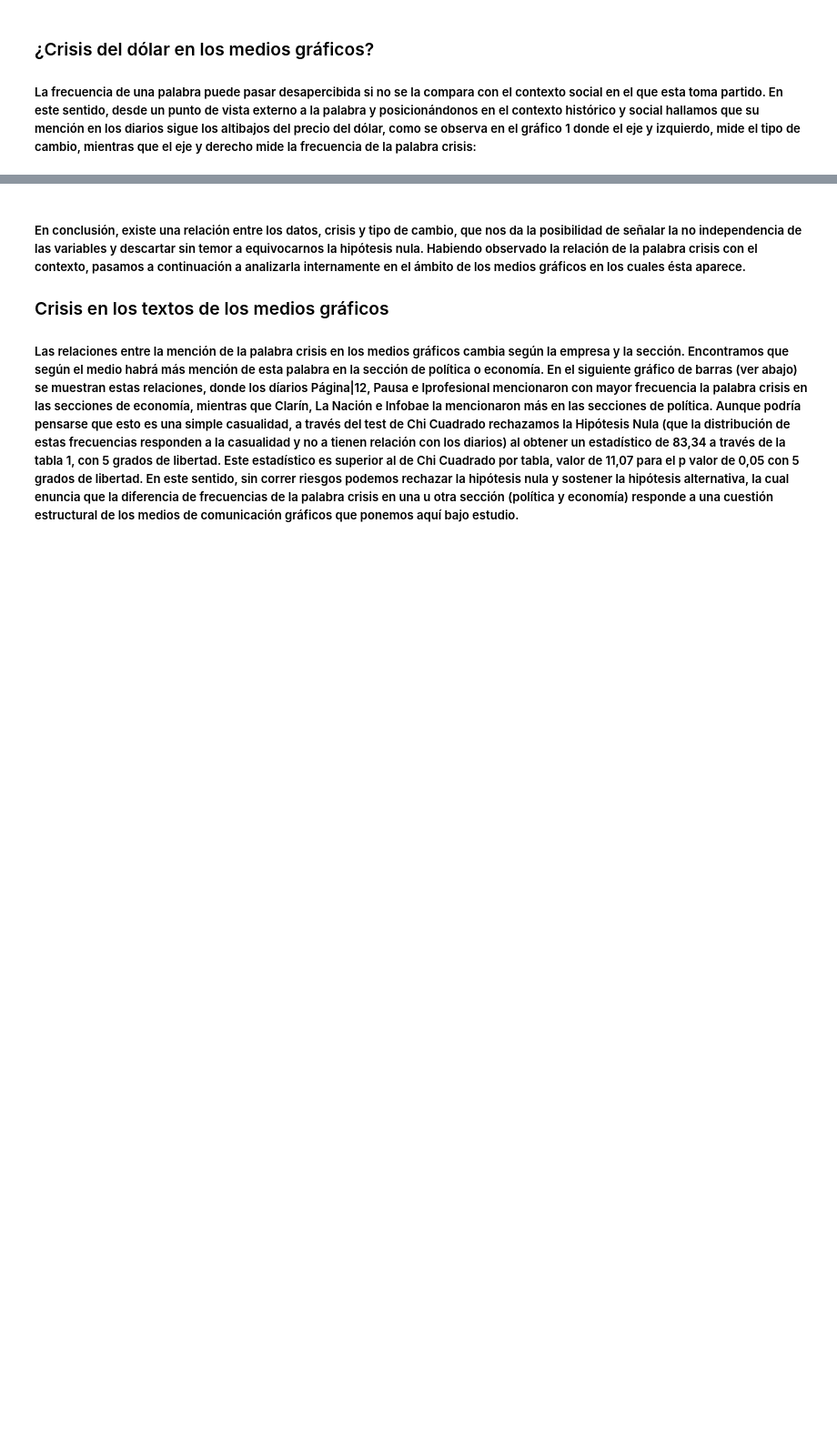
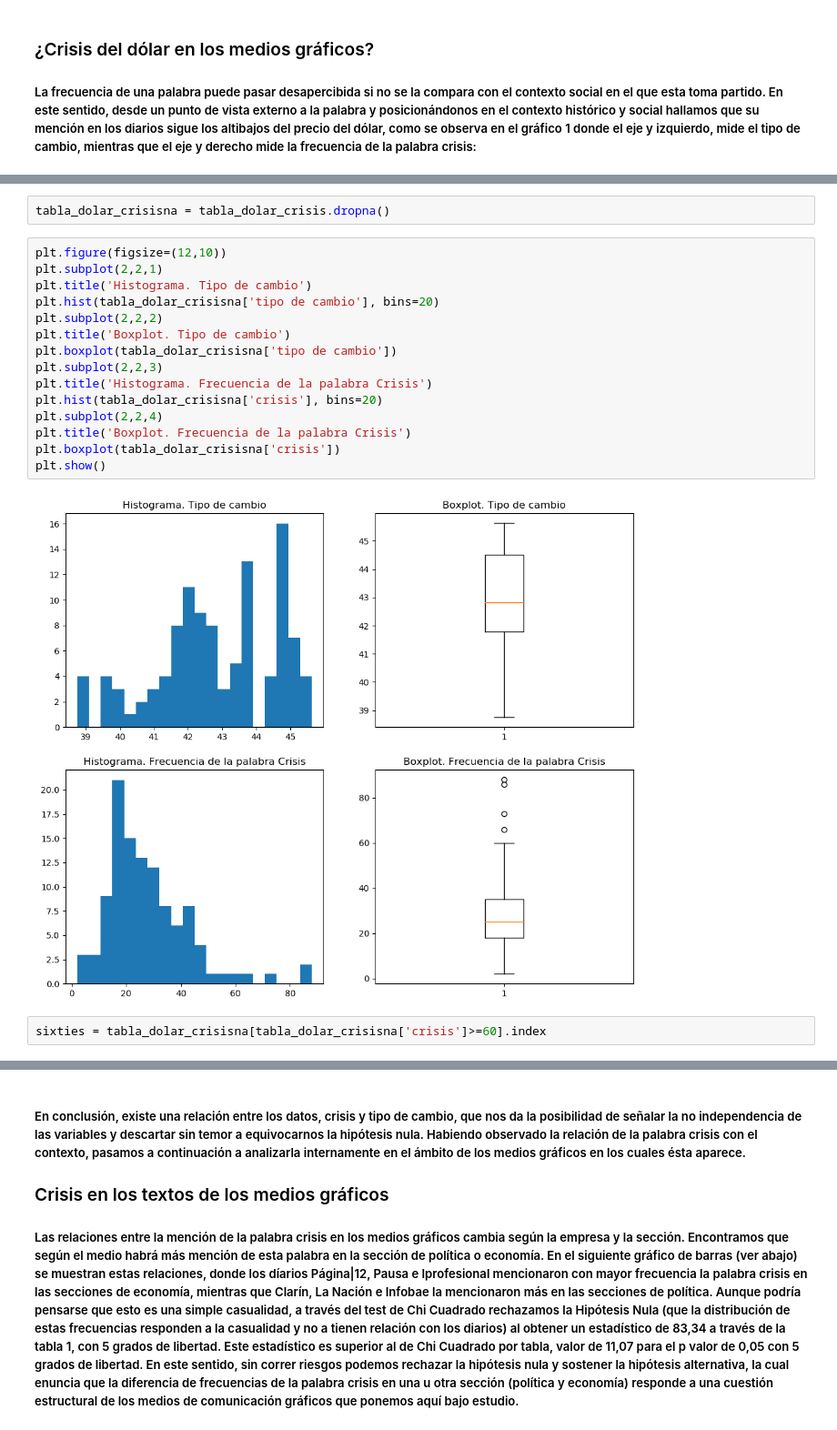
Before and after one commit to MawSav/Santas-Crisis-Batman, a Jupyter notebook: Crisis en los medios gráficos.ipynb, the cells around one changed output, grey strips where cells are left out. Shown at 91% size. Saved outputs shown, nothing was run; the diff lists cells and outputs as text; blank space fills up the shorter version.

```diff
--- a/Crisis en los medios gráficos.ipynb
+++ b/Crisis en los medios gráficos.ipynb
@@ -628,0 +797,21 @@ plt.show()
+# %%
+tabla_dolar_crisisna = tabla_dolar_crisis.dropna()
+# %%
+plt.figure(figsize=(12,10))
+plt.subplot(2,2,1)
+plt.title('Histograma. Tipo de cambio')
+plt.hist(tabla_dolar_crisisna['tipo de cambio'], bins=20)
+plt.subplot(2,2,2)
+plt.title('Boxplot. Tipo de cambio')
+plt.boxplot(tabla_dolar_crisisna['tipo de cambio'])
+plt.subplot(2,2,3)
+plt.title('Histograma. Frecuencia de la palabra Crisis')
+plt.hist(tabla_dolar_crisisna['crisis'], bins=20)
+plt.subplot(2,2,4)
+plt.title('Boxplot. Frecuencia de la palabra Crisis')
+plt.boxplot(tabla_dolar_crisisna['crisis'])
+plt.show()
+# %% [output]
+[figure, added]
+# %%
+sixties = tabla_dolar_crisisna[tabla_dolar_crisisna['crisis']>=60].index
```
Also changed, not shown: parts of 51 cells of this notebook.
